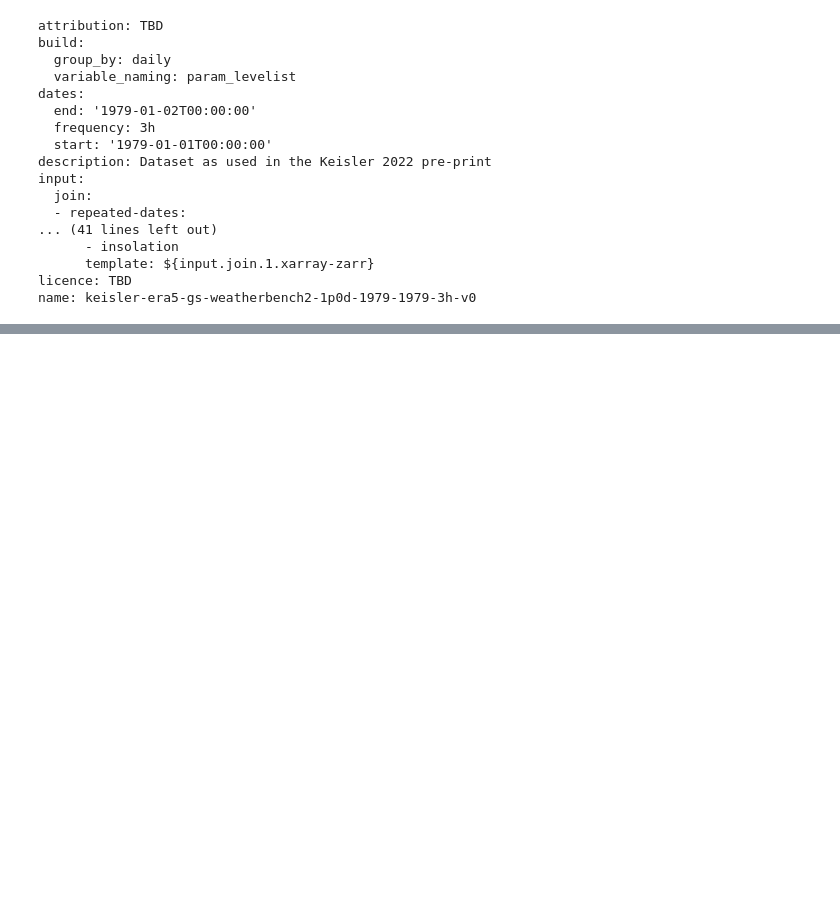
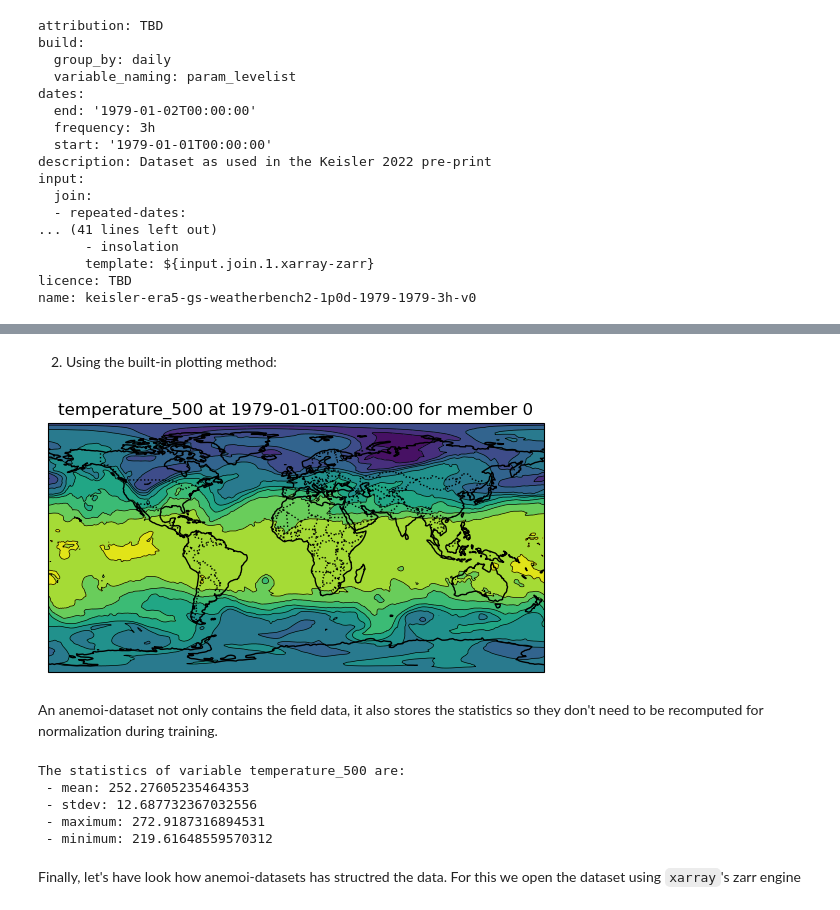
Before and after one commit to mpvginde/anemoi-demo-keisler2022, a Jupyter notebook: 1_create_dataset.ipynb, the cells around one changed output, grey strips where cells are left out. Saved outputs shown, nothing was run; the diff lists cells and outputs as text; code cells hidden in the pictures; blank space fills up the shorter version.

```diff
--- a/1_create_dataset.ipynb
+++ b/1_create_dataset.ipynb
@@ -355,0 +445,20 @@ dataset_path = os.path.join(dataset_dir,f"{name}.zarr")
+# %% [markdown]
+2. Using the built-in plotting method:
+# %%
+ax = ds_anemoi.plot(variable=variable, date=date, member=member,title=f"{variable} at {date} for member {member}")
+# %% [output]
+[figure, added]
+# %% [markdown]
+An anemoi-dataset not only contains the field data, it also stores the statistics so they don't need to be recomputed for normalization during training.
+# %%
+print(f"The statistics of variable {variable} are:")
+for stat in ds_anemoi.statistics.keys():
+    print(f" - {stat}: {ds_anemoi.statistics[stat][ds_anemoi.name_to_index[variable]]}")
+# %% [output]
+The statistics of variable temperature_500 are:
+ - mean: 252.27605235464353
+ - stdev: 12.687732367032556
+ - maximum: 272.9187316894531
+ - minimum: 219.61648559570312
+# %% [markdown]
+Finally, let's have look how anemoi-datasets has structred the data. For this we open the dataset using `xarray`'s zarr engine
```
Also changed, not shown: parts of 15 cells of this notebook.
